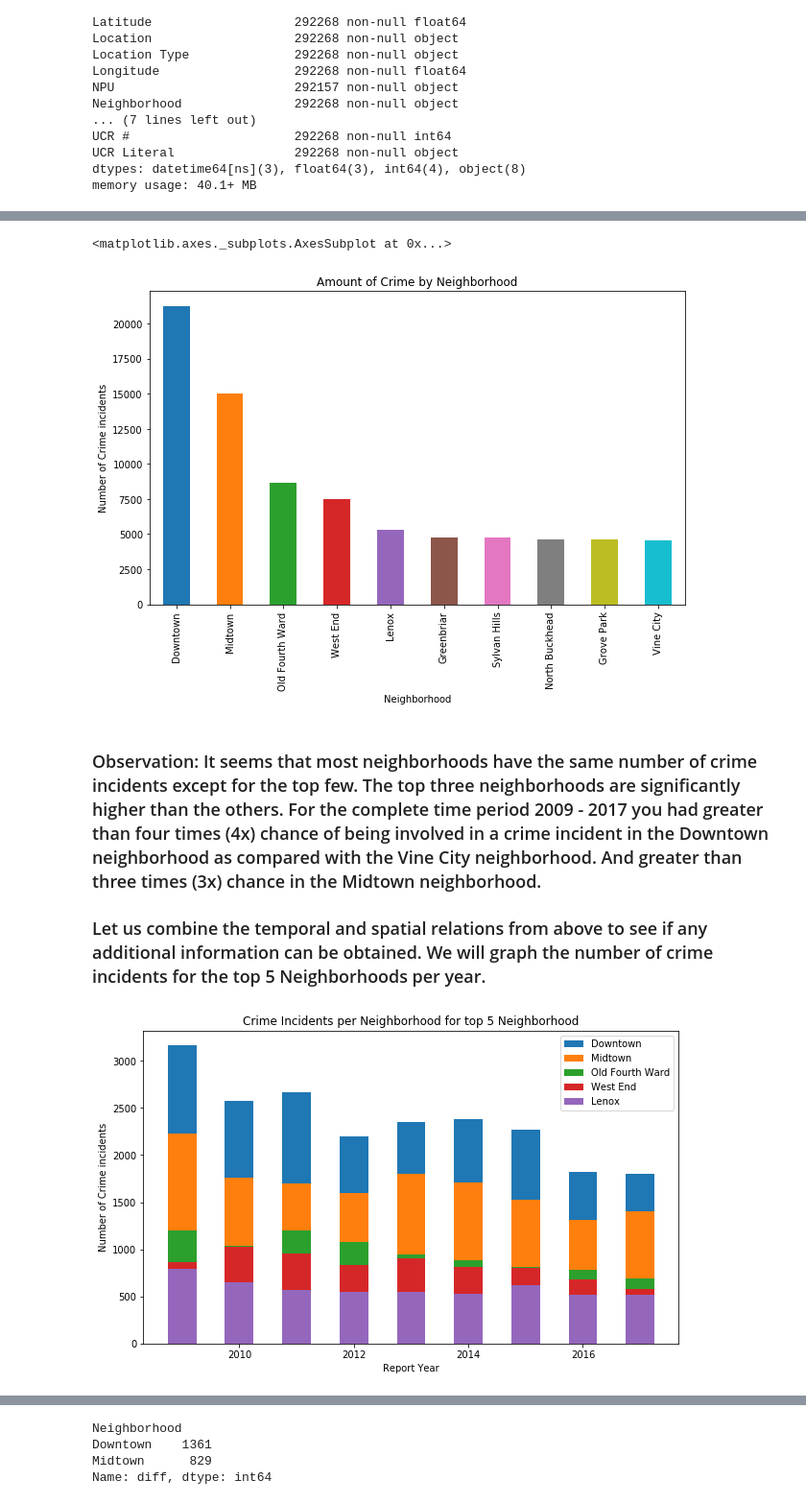
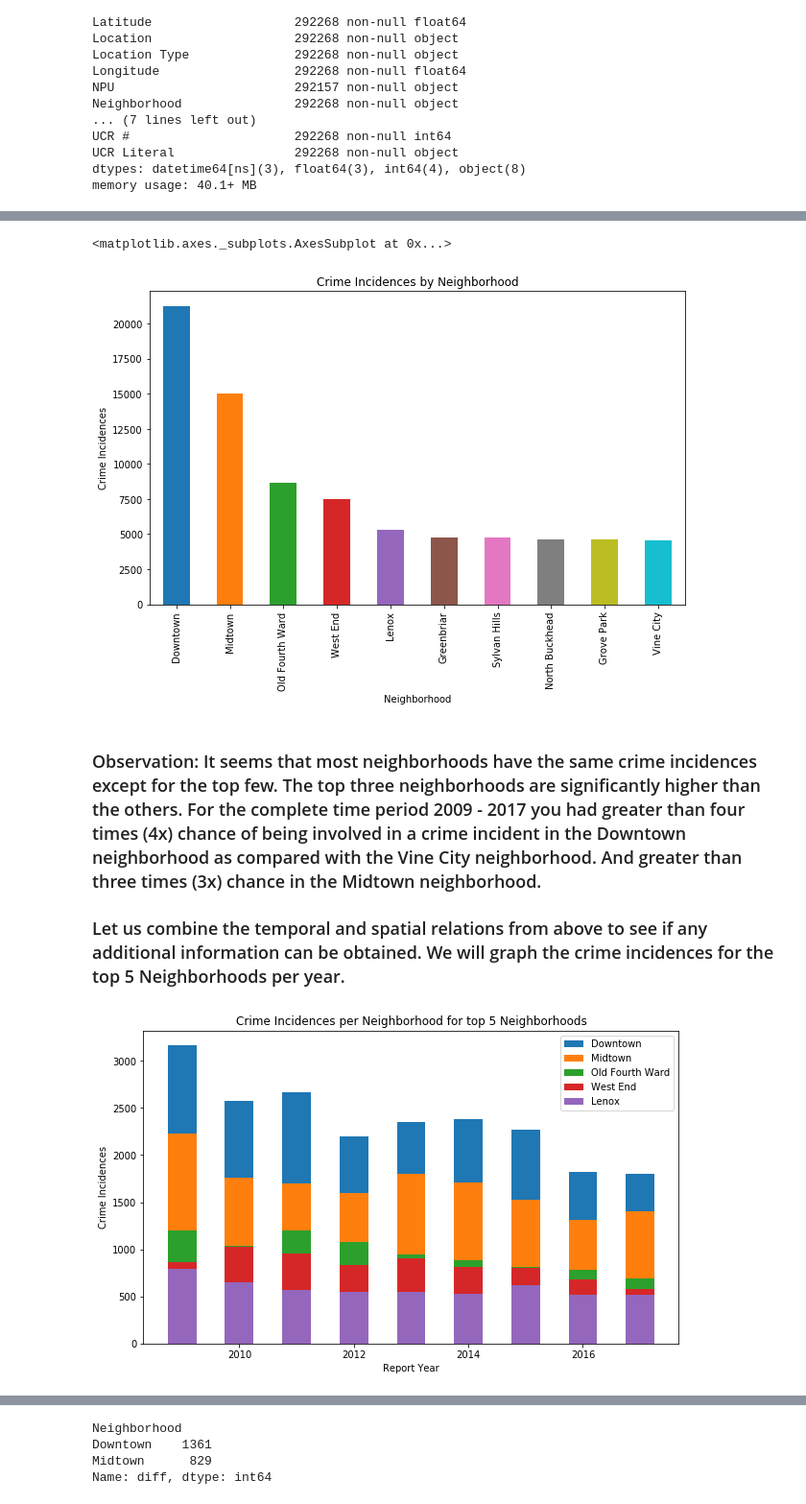
Before and after one commit to windell-github/APD_Crime, a Jupyter notebook: APD Crime Information 2009 - 2017.ipynb, the cells around one changed output, grey strips where cells are left out. Shown: that part at 96% size. Drawn from its saved outputs; the diff is of its cells as text; code cells hidden in the pictures.

```diff
--- a/APD Crime Information 2009 - 2017.ipynb
+++ b/APD Crime Information 2009 - 2017.ipynb
@@ -125,16 +123,16 @@ neighborhood = df['Neighborhood'].value_counts()
 #'Unknown' is not a neighborhood.  It will be removed.
 neighborhood = neighborhood.drop('Unknown', axis=0)
 plt.figure(figsize=(10,6))
-plt.ylabel('Number of Crime incidents')
+plt.ylabel('Crime Incidences')
 plt.xlabel('Neighborhood')
-plt.title('Amount of Crime by Neighborhood')
+plt.title('Crime Incidences by Neighborhood')
 neighborhood[0:10].plot.bar()
 # %% [output]
 <matplotlib.axes._subplots.AxesSubplot at 0x...>
-[figure, old version]
+[figure, new version]
 # %% [markdown]
-### Observation:  It seems that most neighborhoods have the same number of crime incidents except for the top few.  The top three neighborhoods are significantly higher than the others.  For the complete time period 2009 - 2017 you had greater than four times (4x) chance of being involved in a crime incident in the Downtown neighborhood as compared with the Vine City neighborhood.  And greater than three times (3x) chance in the Midtown neighborhood.
-### Let us combine the temporal and spatial relations from above to see if any additional information can be obtained.  We will graph the number of crime incidents for the top 5 Neighborhoods per year.
+### Observation:  It seems that most neighborhoods have the same crime incidences except for the top few.  The top three neighborhoods are significantly higher than the others.  For the complete time period 2009 - 2017 you had greater than four times (4x) chance of being involved in a crime incident in the Downtown neighborhood as compared with the Vine City neighborhood.  And greater than three times (3x) chance in the Midtown neighborhood.
+### Let us combine the temporal and spatial relations from above to see if any additional information can be obtained.  We will graph the crime incidences for the top 5 Neighborhoods per year.
 # %%
 df_neighbor_report_year = df.groupby(['Report Year','Neighborhood']).size().unstack(fill_value=0)
 df_neighbor_report_year = df_neighbor_report_year.transpose()
@@ -146,18 +144,18 @@ df_nry = df_neighbor_report_year.nlargest(20,u)
 # %%
 width=0.5
 plt.figure(figsize=(10,6))
 p0 = plt.bar(u, list(df_nry.iloc[0,:]), width)
 p1 = plt.bar(u, list(df_nry.iloc[1,:]), width)
 p2 = plt.bar(u, list(df_nry.iloc[2,:]), width)
 p3 = plt.bar(u, list(df_nry.iloc[3,:]), width)
 p4 = plt.bar(u, list(df_nry.iloc[4,:]), width)
 
-plt.ylabel('Number of Crime incidents')
+plt.ylabel('Crime Incidences')
 plt.xlabel('Report Year')
-plt.title('Crime Incidents per Neighborhood for top 5 Neighborhood')
+plt.title('Crime Incidences per Neighborhood for top 5 Neighborhoods')
 plt.yticks(np.arange(0, 3500, 500))
 plt.legend((p0[0],p1[0],p2[0],p3[0],p4[0]), list(df_nry.index.values))
 plt.show()
 # %% [output]
-[figure, old version]
+[figure, new version]
 # %% [markdown]
```
Also changed, not shown: parts of 7 cells of this notebook.
